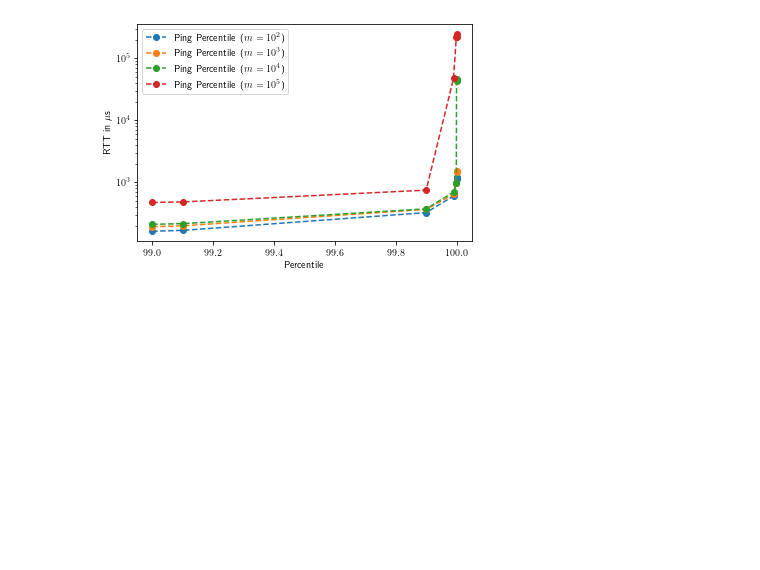
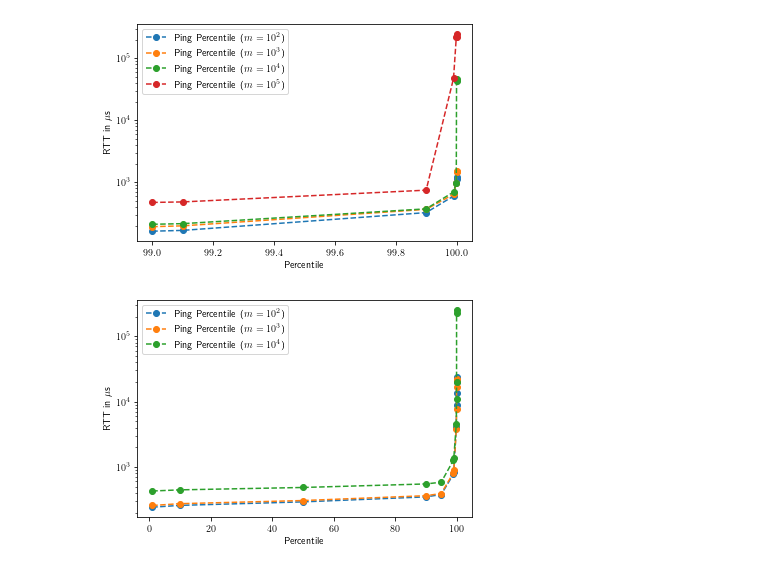
Before and after one commit to libdist-rs/libchatter-rs, a Jupyter notebook: scripts/ping/plot-ping.ipynb, the cells around one changed output. Drawn from its saved outputs; the diff is of its cells as text; code cells hidden in the pictures; blank space fills up the shorter version.

```diff
--- a/scripts/ping/plot-ping.ipynb
+++ b/scripts/ping/plot-ping.ipynb
@@ -64,3 +64,40 @@ plt.ylabel("RTT in $\\mu$s")
 plt.savefig("Ping-AWS-test.pdf")
 # %% [output]
 [figure]
+# %%
+# For T1 Micro
+
+data_t1 = {}
+
+with open("../aws/ping/ping-t1.csv") as f:
+    rdr = reader(f)
+    for row in rdr:
+        msg = int(row[0])
+        percen = float(row[1])
+        ping = float(row[2])
+        if msg not in data_t1:
+            data_t1[msg] = {}
+            data_t1[msg]["x"] = [percen]
+            data_t1[msg]["y"] = [ping]
+        else:
+            data_t1[msg]["x"].append(percen)
+            data_t1[msg]["y"].append(ping)
+# %%
+plt.rc('text',usetex=True)
+
+for i in data_t1.keys():
+    x = data_t1[i]["x"]
+    y = data_t1[i]["y"]
+    plt.plot(x,y, label=f"Ping Percentile ($m=10^{int(math.log10(i))}$)", linestyle='--', marker='o')
+# plt.plot([99]*5, [10**i for i in range(1,6)], marker='+',label="$99\%$ Percentile")
+# plt.plot([99.99]*5, [10**i for i in range(1,6)], marker='+',label="$99.99\%$ Percentile")
+plt.legend()
+# plt.xscale("log")
+plt.yscale("log")
+plt.xlabel("Percentile")
+plt.ylabel("RTT in $\\mu$s")
+# plt.show()
+# plt.xticks(log_points)
+plt.savefig("Ping-AWS-T1.pdf")
+# %% [output]
+[figure, added]
```
Also changed, not shown: parts of 1 cell of this notebook, 13 other files.
